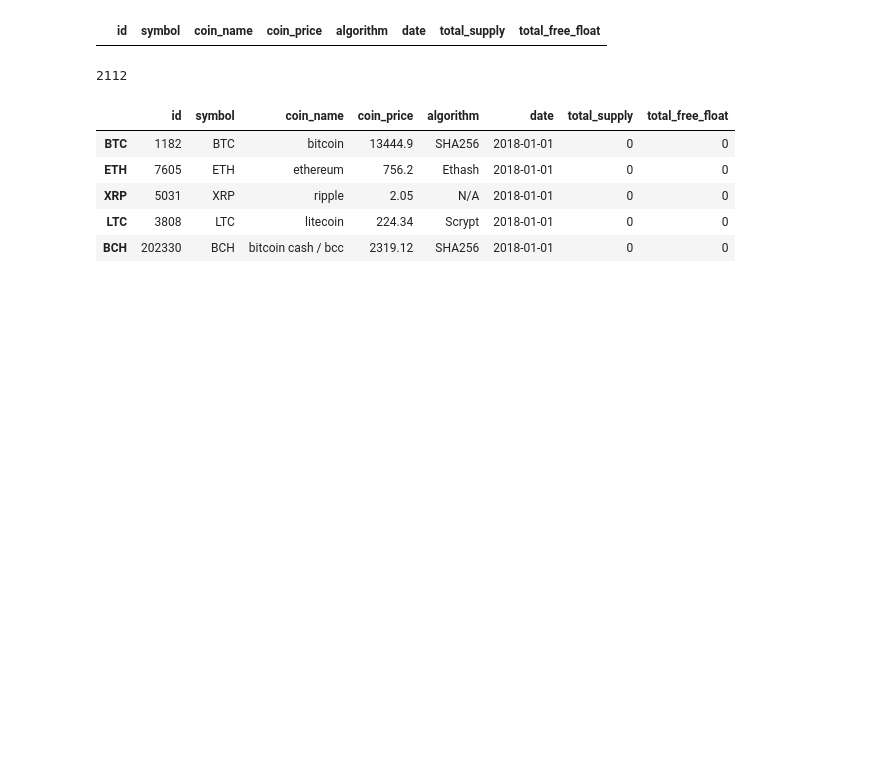
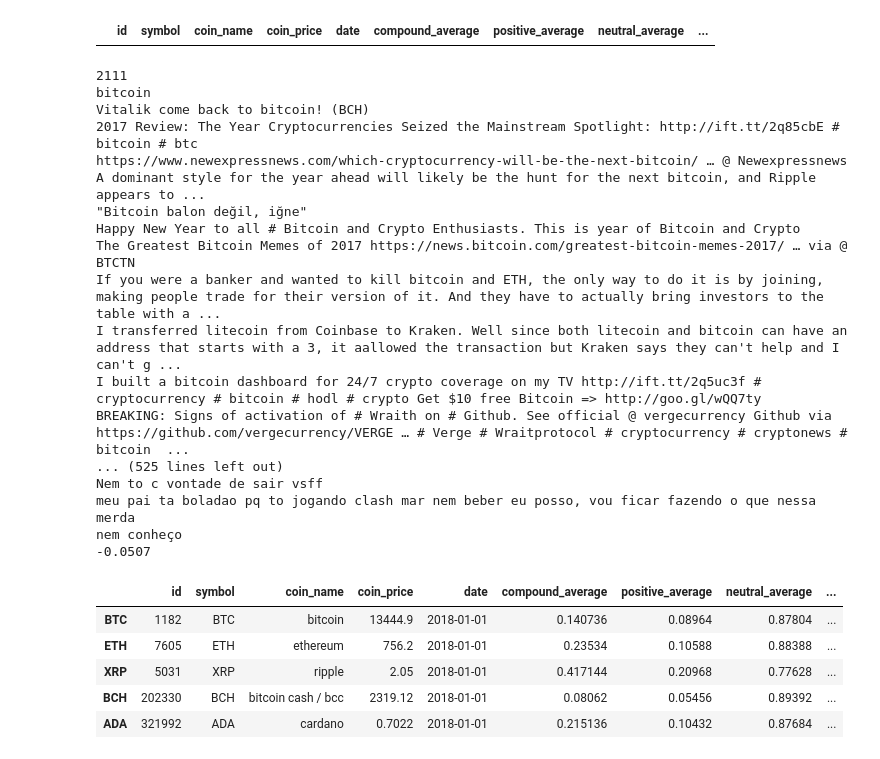
Before and after one commit to ngathu2020/ku-bootcamp-project-1, a Jupyter notebook: thu.ipynb, the cells around one changed output. Cells and saved outputs as stored; diff of their text form; code cells hidden in the pictures; blank space fills up the shorter version.

```diff
--- a/thu.ipynb
+++ b/thu.ipynb
@@ -31,8 +31,8 @@ auth.set_access_token(access_token, access_token_secret)
 api = tweepy.API(auth, parser=tweepy.parsers.JSONParser())
 # %%
 #coin list by symbol in descending order of market cap
-#bitcoin - ethereum - ripple - litecoin - bitcoin cash - eos - neo - digit dao - tronix - ethereum classic
-coin_list = ['BTC', 'ETH', 'XRP', 'LTC', 'BCH', 'EOS', 'NEO', 'DGD', 'TRX', 'ETC']
+#bitcoin - ethereum - ripple - bitcoin cash - cardano - litecoin - stella - neo - eos - xem
+coin_list = ['BTC', 'ETH', 'XRP', 'BCH', 'ADA', 'LTC', 'XLM', 'NEO', 'EOS', 'XEM']
 # %%
 #URLs
 social_stats_url = "https://www.cryptocompare.com/api/data/socialstats/?id="
@@ -45,21 +45,24 @@ coin_historical_url_second = "&tsyms=USD&ts="
 #variables
 coin_list_response = []
 
-coin_data_df = pd.DataFrame(columns=["id", "symbol", "coin_name", "coin_price",
-                                     "algorithm", "date",
-                                     "total_supply", "total_free_float"
+coin_data_df = pd.DataFrame(columns=["id", "symbol", "coin_name", "coin_price", "date",
+                                     "compound_average",
+                                     "positive_average", "neutral_average", "negative_average"
                                    ])
 
 
 coin_data_df.set_index("symbol")
 coin_data_df.head()
 # %% [output]
-|  | id | symbol | coin_name | coin_price | algorithm | date | total_supply | total_free_float |
+|  | id | symbol | coin_name | coin_price | date | compound_average | positive_average | neutral_average | ... |
 # %%
 #date
 year = 2018
 month = 1
 day = 1
+
+#sampling max number of tweets per day per coin
+max_tweets = 25
 # %%
 def GetCoinList():
     response = req.get(coin_list_url).json()
@@ -146,37 +148,67 @@ def GetTweetsByDate():
 # %%
 #get coin list
 coin_list_response = GetCoinList()
 
+count = 0
+
 #build coin data
-count = 0
-while count < 7:
+while count < 2:
     #get UTC time, one day at a time
     utc_time = calendar.timegm(datetime(year,month,day).utctimetuple())
+    until_date = date(year,month,day).strftime("%Y-%m-%d")
 
+    #process one coin at a time
     for symbol in coin_list:
-        coin_id = GetCoinId(symbol)
         coin_name = GetCoinName(symbol)
+        print(coin_name)
 
-        price = GetHistoricalPrice(symbol,utc_time)
-        coin_price = price[symbol]["USD"]
+        #calculate Vader scores
+        compound_list = []
+        positive_list = []
+        negative_list = []
+        neutral_list = []
+        AnalyzeTweets(coin_name,until_date)
 
-        algorithm = GetAlgorithm(symbol)
+        print(np.mean(compound_list))
 
-        row = {"id": coin_id, "coin_name": coin_name, "coin_price": coin_price,
-               "algorithm": algorithm, "symbol": symbol, "date": utc_time,
-               "total_supply": 0, "total_free_float": 0}
+        row = {"id": GetCoinId(symbol),
+               "symbol": symbol,
+               "date": utc_time,
+               "coin_name": coin_name,
+               "coin_price": GetHistoricalPrice(symbol,utc_time),
+               "compound_average": np.mean(compound_list),
+               "positive_average": np.mean(positive_list),
+               "neutral_average": np.mean(neutral_list),
+               "negative_average": np.mean(negative_list) }
 
         SetValues(symbol,row)
-        #    GetSocialStats(row["id"])
 
     count = count + 1
 
+
+
 coin_data_df.head()
 # %% [output]
-2112
+2111
+bitcoin
+Vitalik come back to bitcoin! (BCH)
+2017 Review: The Year Cryptocurrencies Seized the Mainstream Spotlight: http://ift.tt/2q85cbE # bitcoin # btc
+https://www.newexpressnews.com/which-cryptocurrency-will-be-the-next-bitcoin/ … @ Newexpressnews A dominant style for the year ahead will likely be the hunt for the next bitcoin, and Ripple appears to ...
+"Bitcoin balon değil, iğne"
+Happy New Year to all # Bitcoin and Crypto Enthusiasts. This is year of Bitcoin and Crypto
+The Greatest Bitcoin Memes of 2017 https://news.bitcoin.com/greatest-bitcoin-memes-2017/ … via @ BTCTN
+If you were a banker and wanted to kill bitcoin and ETH, the only way to do it is by joining, making people trade for their version of it. And they have to actually bring investors to the table with a ...
+I transferred litecoin from Coinbase to Kraken. Well since both litecoin and bitcoin can have an address that starts with a 3, it aallowed the transaction but Kraken says they can't help and I can't g ...
+I built a bitcoin dashboard for 24/7 crypto coverage on my TV http://ift.tt/2q5uc3f # cryptocurrency # bitcoin # hodl # crypto Get $10 free Bitcoin => http://goo.gl/wQQ7ty
+BREAKING: Signs of activation of # Wraith on # Github. See official @ vergecurrency Github via https://github.com/vergecurrency/VERGE … # Verge # Wraitprotocol # cryptocurrency # cryptonews # bitcoin  ...
+... (525 lines left out)
+Nem to c vontade de sair vsff
+meu pai ta boladao pq to jogando clash mar nem beber eu posso, vou ficar fazendo o que nessa merda
+nem conheço
+-0.0507
-|  | id | symbol | coin_name | coin_price | algorithm | date | total_supply | total_free_float |
-| BTC | 1182 | BTC | bitcoin | 13444.9 | SHA256 | 2018-01-01 | 0 | 0 |
-| ETH | 7605 | ETH | ethereum | 756.2 | Ethash | 2018-01-01 | 0 | 0 |
-| XRP | 5031 | XRP | ripple | 2.05 | N/A | 2018-01-01 | 0 | 0 |
-| LTC | 3808 | LTC | litecoin | 224.34 | Scrypt | 2018-01-01 | 0 | 0 |
-| BCH | 202330 | BCH | bitcoin cash / bcc | 2319.12 | SHA256 | 2018-01-01 | 0 | 0 |
+|  | id | symbol | coin_name | coin_price | date | compound_average | positive_average | neutral_average | ... |
+| BTC | 1182 | BTC | bitcoin | 13444.9 | 2018-01-01 | 0.140736 | 0.08964 | 0.87804 | ... |
+| ETH | 7605 | ETH | ethereum | 756.2 | 2018-01-01 | 0.23534 | 0.10588 | 0.88388 | ... |
+| XRP | 5031 | XRP | ripple | 2.05 | 2018-01-01 | 0.417144 | 0.20968 | 0.77628 | ... |
+| BCH | 202330 | BCH | bitcoin cash / bcc | 2319.12 | 2018-01-01 | 0.08062 | 0.05456 | 0.89392 | ... |
+| ADA | 321992 | ADA | cardano | 0.7022 | 2018-01-01 | 0.215136 | 0.10432 | 0.87684 | ... |
```
Also changed, not shown: parts of 15 cells of this notebook, 9 other files.
